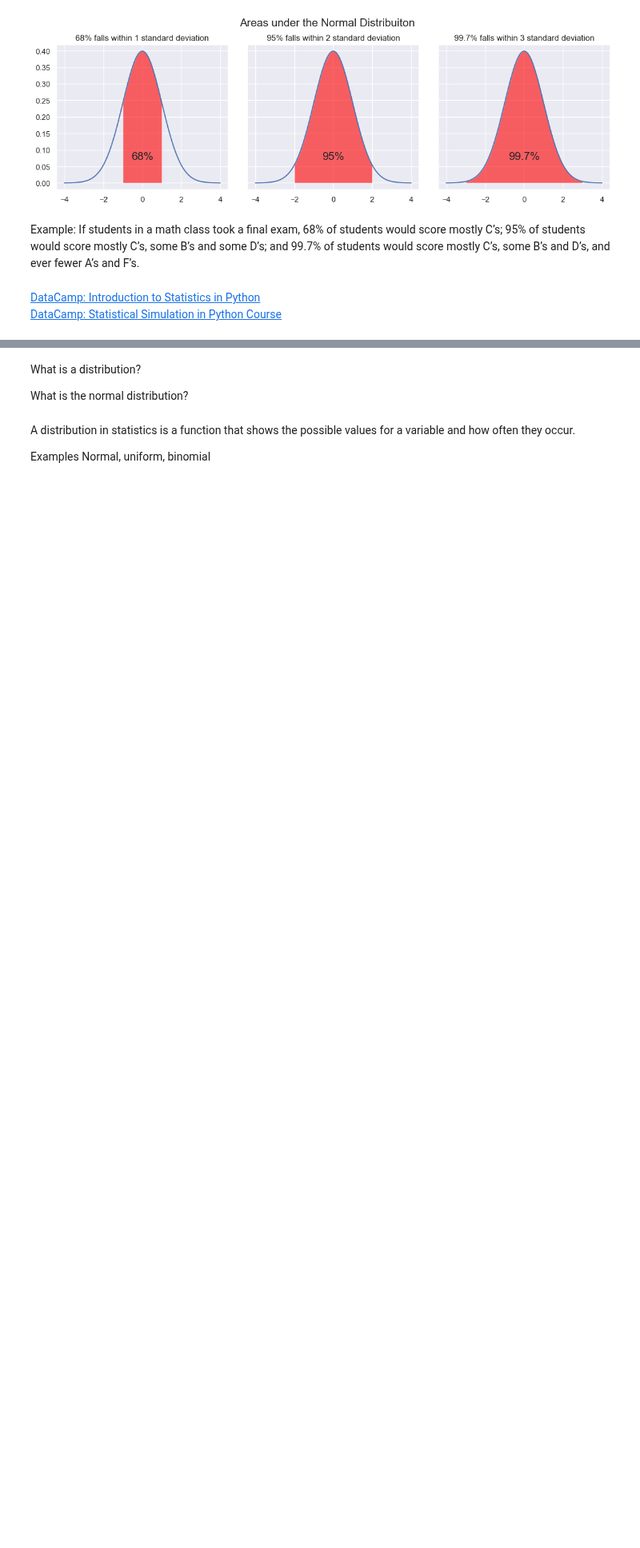
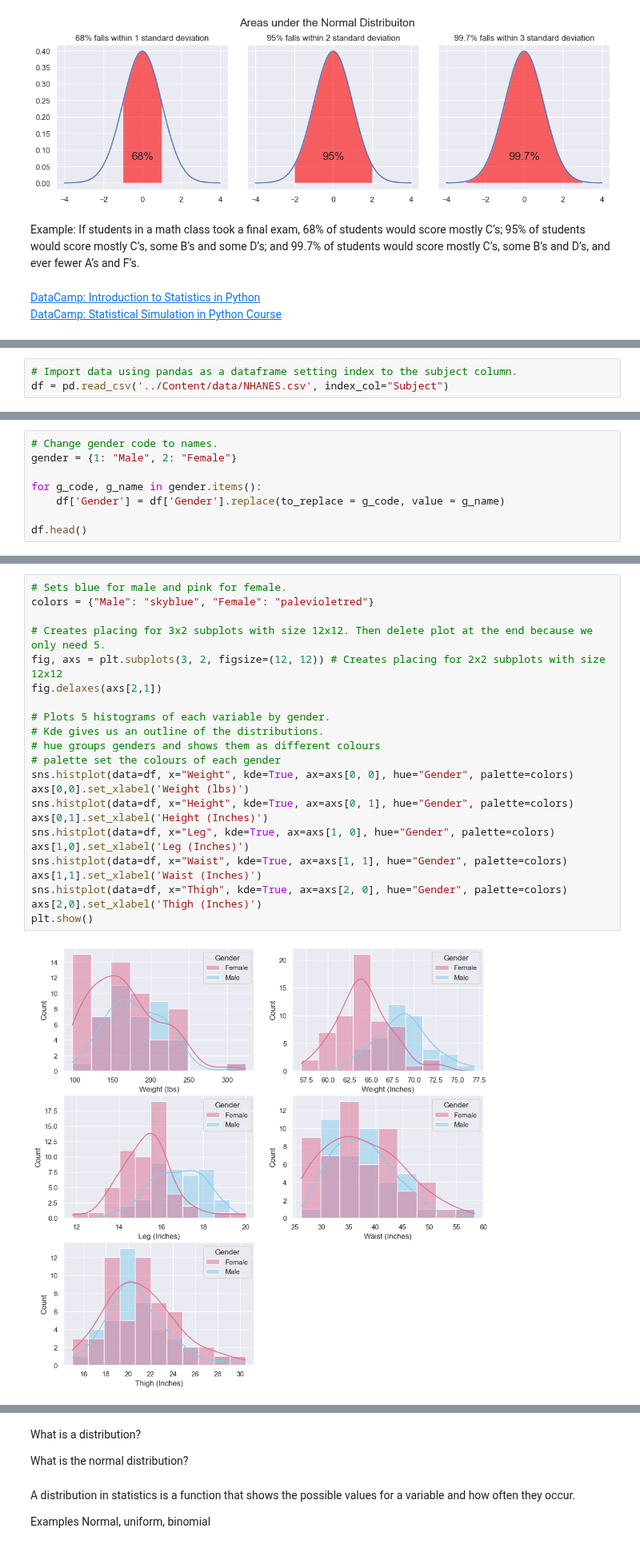
Before and after one commit to ShaneOG2/fund-data-analysis-assessment, a Jupyter notebook: Practicals/Normal Distribution Notebook.ipynb, the cells around one changed output, grey strips where cells are left out. Shown at 80% size. Cells and saved outputs as stored; diff of their text form; blank space fills up the shorter version.

```diff
--- a/Practicals/Normal Distribution Notebook.ipynb
+++ b/Practicals/Normal Distribution Notebook.ipynb
@@ -301,0 +314,3 @@ Example: If students in a math class took a final exam, 68% of students would sc
+# %%
+# Import data using pandas as a dataframe setting index to the subject column.
+df = pd.read_csv('../Content/data/NHANES.csv', index_col="Subject")
@@ -301,0 +328,8 @@ Example: If students in a math class took a final exam, 68% of students would sc
+# %%
+# Change gender code to names.
+gender = {1: "Male", 2: "Female"}
+
+for g_code, g_name in gender.items():
+    df['Gender'] = df['Gender'].replace(to_replace = g_code, value = g_name)
+
+df.head()
@@ -301,0 +346,25 @@ Example: If students in a math class took a final exam, 68% of students would sc
+# %%
+# Sets blue for male and pink for female.
+colors = {"Male": "skyblue", "Female": "palevioletred"}
+
+# Creates placing for 3x2 subplots with size 12x12. Then delete plot at the end because we only need 5.
+fig, axs = plt.subplots(3, 2, figsize=(12, 12)) # Creates placing for 2x2 subplots with size 12x12
+fig.delaxes(axs[2,1])
+
+# Plots 5 histograms of each variable by gender.
+# Kde gives us an outline of the distributions.
+# hue groups genders and shows them as different colours
+# palette set the colours of each gender
+sns.histplot(data=df, x="Weight", kde=True, ax=axs[0, 0], hue="Gender", palette=colors)
+axs[0,0].set_xlabel('Weight (lbs)')
+sns.histplot(data=df, x="Height", kde=True, ax=axs[0, 1], hue="Gender", palette=colors)
+axs[0,1].set_xlabel('Height (Inches)')
+sns.histplot(data=df, x="Leg", kde=True, ax=axs[1, 0], hue="Gender", palette=colors)
+axs[1,0].set_xlabel('Leg (Inches)')
+sns.histplot(data=df, x="Waist", kde=True, ax=axs[1, 1], hue="Gender", palette=colors)
+axs[1,1].set_xlabel('Waist (Inches)')
+sns.histplot(data=df, x="Thigh", kde=True, ax=axs[2, 0], hue="Gender", palette=colors)
+axs[2,0].set_xlabel('Thigh (Inches)')
+plt.show()
+# %% [output]
+[figure, added]
```
Also changed, not shown: parts of 23 cells of this notebook.
